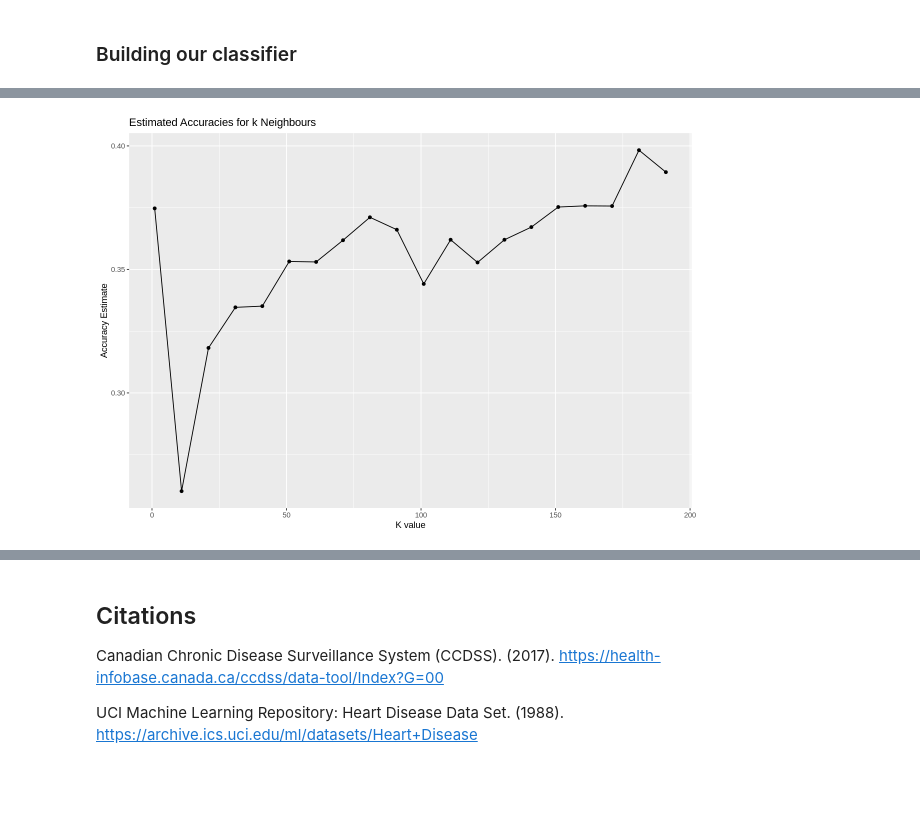
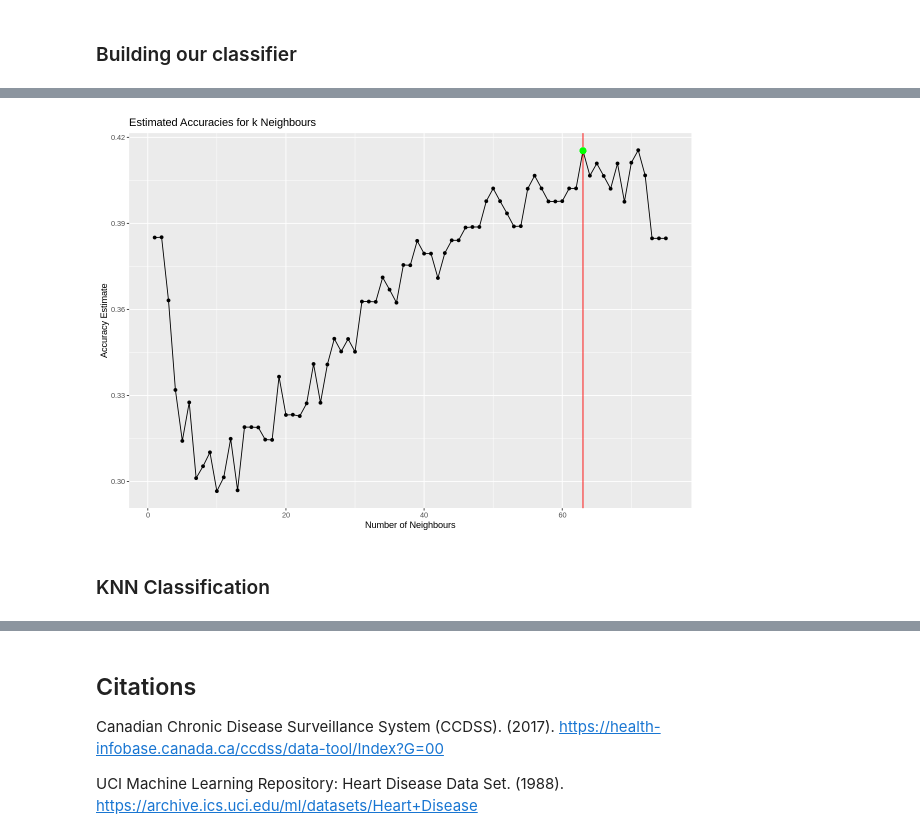
Before and after one commit to drkchu/chest-pain-classification, a Jupyter notebook: heart_disease.ipynb, the cells around one changed output, grey strips where cells are left out. Saved outputs shown, nothing was run; the diff lists cells and outputs as text; code cells hidden in the pictures; blank space fills up the shorter version.

Commit message:
adding the rest of knn-classification

```diff
--- a/heart_disease.ipynb
+++ b/heart_disease.ipynb
@@ -80,14 +63,13 @@ The following object is masked from ‘package:stats’:
 # %%
 # Loading the dataset
-#url <- "https://archive.ics.uci.edu/ml/machine-learning-databases/heart-disease/processed.va.data"
 url <- "https://archive.ics.uci.edu/ml/machine-learning-databases/heart-disease/processed.cleveland.data"
 heart_disease_data <- read_csv(url, col_names = FALSE, na = c("?")) |>
     setNames(c("age", "sex", "cp", "trestbps", "chol", "fbs", "restecg", "thalach", "exang", "oldpeak", "slope", "ca", "thal", "num")) |>
     mutate(cp = as_factor(cp)) |>
+    drop_na(trestbps) |>
     drop_na(thalach) |>
-    drop_na(trestbps) |>
-    filter(thalach != 0)|>
-    filter(trestbps != 0)
+    filter(trestbps != 0) |>
+    filter(thalach != 0)
 # Only showing the first five rows
 head(heart_disease_data, n = 5)
 # %% [output]
@@ -300,7 +279,8 @@ Computational engine: kknn
 # %%
+set.seed(1)
 #Perform 5-fold cross-validation to choose best k
 hd_vfold <- vfold_cv(heart_disease_train, v = 5, strata = cp)
-gridvals <- tibble(neighbors = seq(from = 1, to = 200, by = 10))
+gridvals <- tibble(neighbors = seq(1, 75))
 
 hd_results <- workflow() |>
     add_recipe(heart_disease_recipe) |>
@@ -308,4 +288,8 @@ hd_results <- workflow() |>
     tune_grid(resamples = hd_vfold, grid = gridvals) |>
     collect_metrics() |>
     filter(.metric == "accuracy")
-hd_results
+
+best_estimated_accuracy <- hd_results |>
+    filter(neighbors == 63) |>
+    select(mean) |>
+    pull()
@@ -332,19 +307,23 @@ A tibble: 20 × 7
 # %%
 # plot out and look at which value of k is the best
 
 # cross_val_plot <- hd_results |> # commented this out for now
 #     ggplot(aes(x = neighbors, y = mean)) +
 #     geom_point() +
 #     geom_line() +
 #     labs(x = "K value", y = "Accuracy Estimate", title = "Estimated Accuracies for k Neighbours") +
 #     scale_x_continuous(limits = c(1, 50)) +
 #     theme(text = element_text(size = 14))
 
 cross_val_plot <- hd_results |>
     ggplot(aes(x = neighbors, y = mean)) +
     geom_point() +
     geom_line() +
-    labs(x = "K value", y = "Accuracy Estimate", title = "Estimated Accuracies for k Neighbours")
+    geom_vline(xintercept = 63, colour = "red") +
+    geom_point(aes(x = 63, y = best_estimated_accuracy), size = 3, colour = "green") +
+    labs(x = "Number of Neighbours", y = "Accuracy Estimate", title = "Estimated Accuracies for k Neighbours")
 cross_val_plot
 # %% [output]
-[figure, old version]
+[figure, new version]
+# %% [markdown]
+### KNN Classification
```
Also changed, not shown: parts of 25 cells of this notebook.
